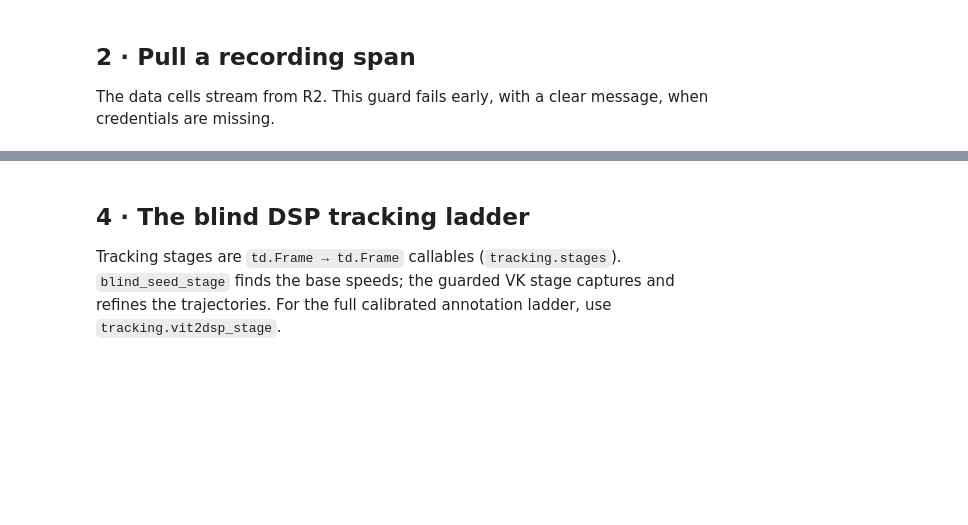
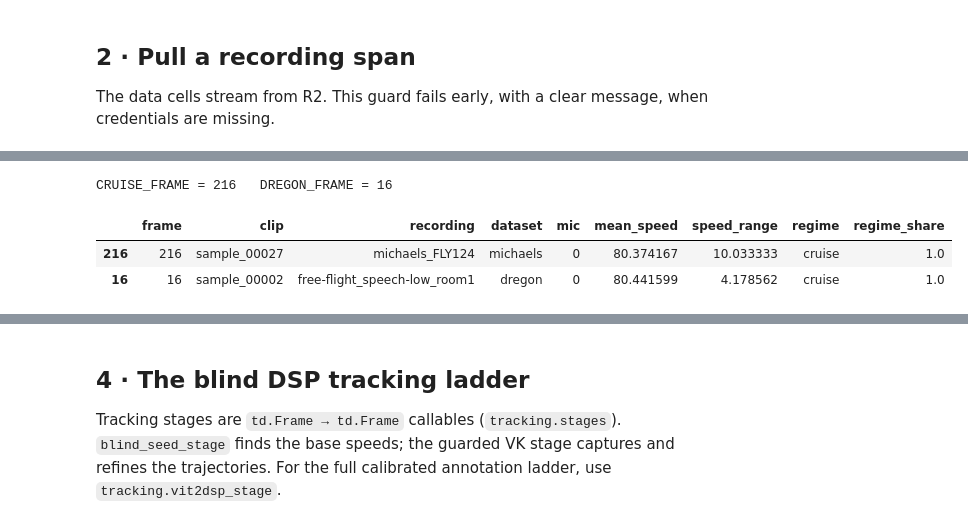
Before and after one commit to flyingleafe/harmonic-noise-suppression, a Jupyter notebook: notebooks/rps_tracking.ipynb, the cells around one changed output, grey strips where cells are left out. Cells and saved outputs as stored; diff of their text form; code cells hidden in the pictures; blank space fills up the shorter version.

```diff
--- a/notebooks/rps_tracking.ipynb
+++ b/notebooks/rps_tracking.ipynb
@@ -82,0 +124,12 @@ def plot_overlay(o):
+# %%
+# one clean-cruise frame per airframe, picked from the table, not typed by hand
+_cruise = frames[(frames.mic == 0) & (frames.regime == "cruise") & (frames.regime_share == 1.0)]
+CRUISE_FRAME = int(_cruise[_cruise.dataset == "michaels"].frame.iloc[0])
+DREGON_FRAME = int(_cruise[_cruise.dataset == "dregon"].frame.iloc[0])
+print(f"CRUISE_FRAME = {CRUISE_FRAME}   DREGON_FRAME = {DREGON_FRAME}")
+frames.loc[[CRUISE_FRAME, DREGON_FRAME]]
+# %% [output]
+CRUISE_FRAME = 216   DREGON_FRAME = 16
+|  | frame | clip | recording | dataset | mic | mean_speed | speed_range | regime | regime_share |
+| 216 | 216 | sample_00027 | michaels_FLY124 | michaels | 0 | 80.374167 | 10.033333 | cruise | 1.0 |
+| 16 | 16 | sample_00002 | free-flight_speech-low_room1 | dregon | 0 | 80.441599 | 4.178562 | cruise | 1.0 |
```
Also changed, not shown: parts of 21 cells of this notebook, 2 other files.
